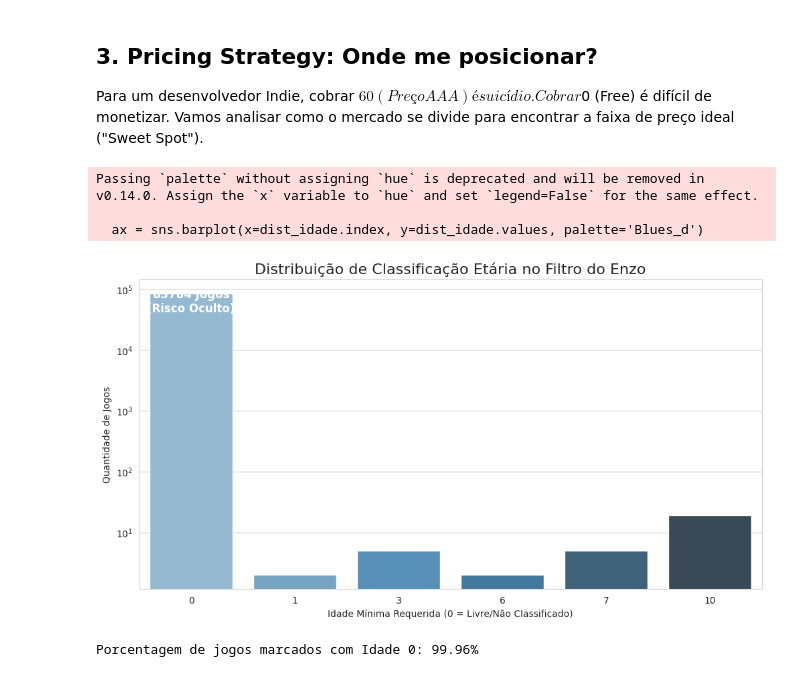
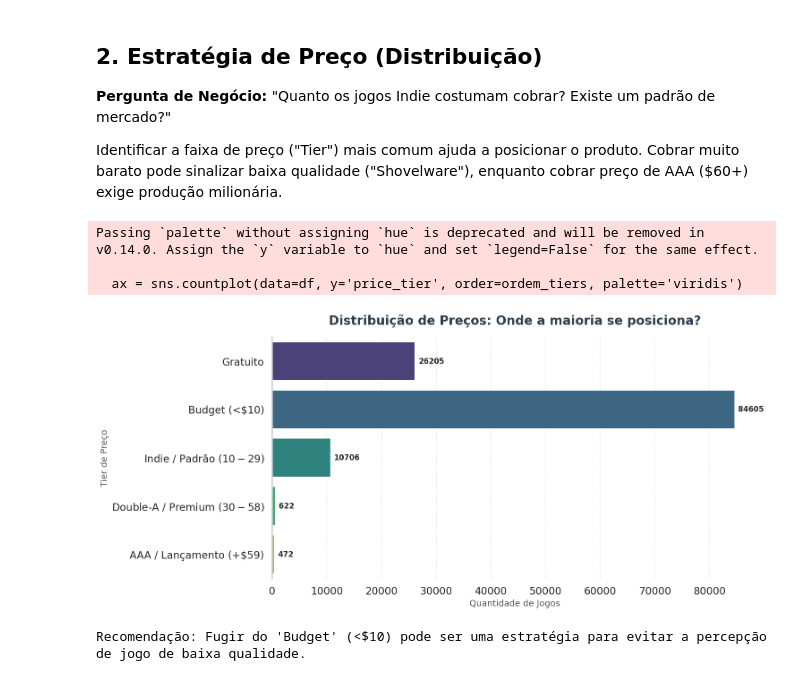
Before and after one commit to Raphides/Steam-BI, a Jupyter notebook: data_layer/silver/analytics.ipynb, the cells around one changed output. Drawn from its saved outputs; the diff is of its cells as text; code cells hidden in the pictures.

Commit message:
feat(analytics): finalize market intelligence analysis with executive insights

```diff
--- a/data_layer/silver/analytics.ipynb
+++ b/data_layer/silver/analytics.ipynb
@@ -38,19 +82,30 @@ Lucas ouviu dizer que "lançam jogos demais hoje em dia". Vamos validar essa hip
 # %%
 jogos_por_ano = df['release_year'].value_counts().sort_index()
-jogos_por_ano = jogos_por_ano[(jogos_por_ano.index >= 2003) & (jogos_por_ano.index <= 2024)]
+
+jogos_por_ano = jogos_por_ano[(jogos_por_ano.index >= 2003) & (jogos_por_ano.index <= 2025)]
 
 plt.figure(figsize=(16, 8))
-ax = sns.barplot(x=jogos_por_ano.index.astype(int), y=jogos_por_ano.values, color='#2a475e')
 
-plt.title("A Explosão de Lançamentos na Steam (2003-2024)", fontsize=18, fontweight='bold', color='#1b2838')
+plt.fill_between(jogos_por_ano.index, jogos_por_ano.values, color='#34495e', alpha=0.4)
+plt.plot(jogos_por_ano.index, jogos_por_ano.values, color='#2c3e50', linewidth=3, marker='o')
+
+plt.title("Evolução de Lançamentos na Steam (2003-2025)", fontsize=20, color='#2c3e50')
 plt.xlabel("Ano de Lançamento", fontsize=14)
-plt.ylabel("Novos Títulos", fontsize=14)
-plt.xticks(rotation=45)
+plt.ylabel("Novos Títulos por Ano", fontsize=14)
+plt.grid(axis='x', linestyle='--', alpha=0.3)
 
-for container in ax.containers:
-    ax.bar_label(container, fmt='%d', padding=3, fontsize=10)
+plt.xticks(np.arange(2003, 2026, 2))
 
+ultimo_ano_valor = jogos_por_ano.iloc[-1]
+primeiro_ano_valor = jogos_por_ano.iloc[0]
+fator = ultimo_ano_valor / primeiro_ano_valor
+
+sns.despine(left=True)
 plt.show()
 
-print(f"Insight: {jogos_por_ano.iloc[-1] / jogos_por_ano.iloc[0]:.0f}x mais jogos lançados em 2024 comparado a 2003.")
+ano_inicial = int(jogos_por_ano.index[0])
+ano_final = int(jogos_por_ano.index[-1])
+
+print(f"Insight: O 'Indiepocalypse' é real.")
+print(f"A concorrência em {ano_final} é {fator:.0f} vezes maior que em {ano_inicial}.")
 # %% [output]
@@ -59,31 +115,36 @@ Preço médio: $3.64
 # %% [markdown]
-## 3. Pricing Strategy: Onde me posicionar?
-Para um desenvolvedor Indie, cobrar $60 (Preço AAA) é suicídio. Cobrar $0 (Free) é difícil de monetizar.
-Vamos analisar como o mercado se divide para encontrar a faixa de preço ideal ("Sweet Spot").
+## 2. Estratégia de Preço (Distribuição)
+**Pergunta de Negócio:** "Quanto os jogos Indie costumam cobrar? Existe um padrão de mercado?"
+
+Identificar a faixa de preço ("Tier") mais comum ajuda a posicionar o produto. Cobrar muito barato pode sinalizar baixa qualidade ("Shovelware"), enquanto cobrar preço de AAA ($60+) exige produção milionária.
 # %%
-plt.figure(figsize=(12, 7))
+plt.figure(figsize=(14, 7))
 
 ordem_tiers = [
     'Gratuito',
     'Budget (<$10)',
     'Indie / Padrão ($10-$29)',
     'Double-A / Premium ($30-$58)',
     'AAA / Lançamento (+$59)'
 ]
 
-ax = sns.countplot(data=df, x='price_tier', order=ordem_tiers, palette='Spectral_r')
+ax = sns.countplot(data=df, y='price_tier', order=ordem_tiers, palette='viridis')
 
-plt.title("Distribuição de Preços: O Oceano dos Jogos Baratos", fontsize=18, fontweight='bold')
-plt.xlabel("Faixa de Preço", fontsize=14)
-plt.ylabel("Quantidade de Jogos", fontsize=14)
+plt.title("Distribuição de Preços: Onde a maioria se posiciona?", fontsize=20, color='#2c3e50')
+plt.xlabel("Quantidade de Jogos", fontsize=14)
+plt.ylabel("Tier de Preço", fontsize=14)
+plt.grid(axis='x', linestyle='--', alpha=0.3) # Grid agora é no eixo X
 
 for container in ax.containers:
-    ax.bar_label(container, fmt='%d', padding=3, fontsize=11, fontweight='bold')
+    ax.bar_label(container, fmt='%d', padding=5, fontsize=12, fontweight='bold')
 
+sns.despine(bottom=True)
 plt.show()
+
+print("Recomendação: Fugir do 'Budget' (<$10) pode ser uma estratégia para evitar a percepção de jogo de baixa qualidade.")
 # %% [output]
-Passing `palette` without assigning `hue` is deprecated and will be removed in v0.14.0. Assign the `x` variable to `hue` and set `legend=False` for the same effect.
+Passing `palette` without assigning `hue` is deprecated and will be removed in v0.14.0. Assign the `y` variable to `hue` and set `legend=False` for the same effect.
 
-  ax = sns.barplot(x=dist_idade.index, y=dist_idade.values, palette='Blues_d')
+  ax = sns.countplot(data=df, y='price_tier', order=ordem_tiers, palette='viridis')
-[figure, old version]
+[figure, new version]
-Porcentagem de jogos marcados com Idade 0: 99.96%
+Recomendação: Fugir do 'Budget' (<$10) pode ser uma estratégia para evitar a percepção de jogo de baixa qualidade.
```
Also changed, not shown: parts of 14 cells of this notebook.
